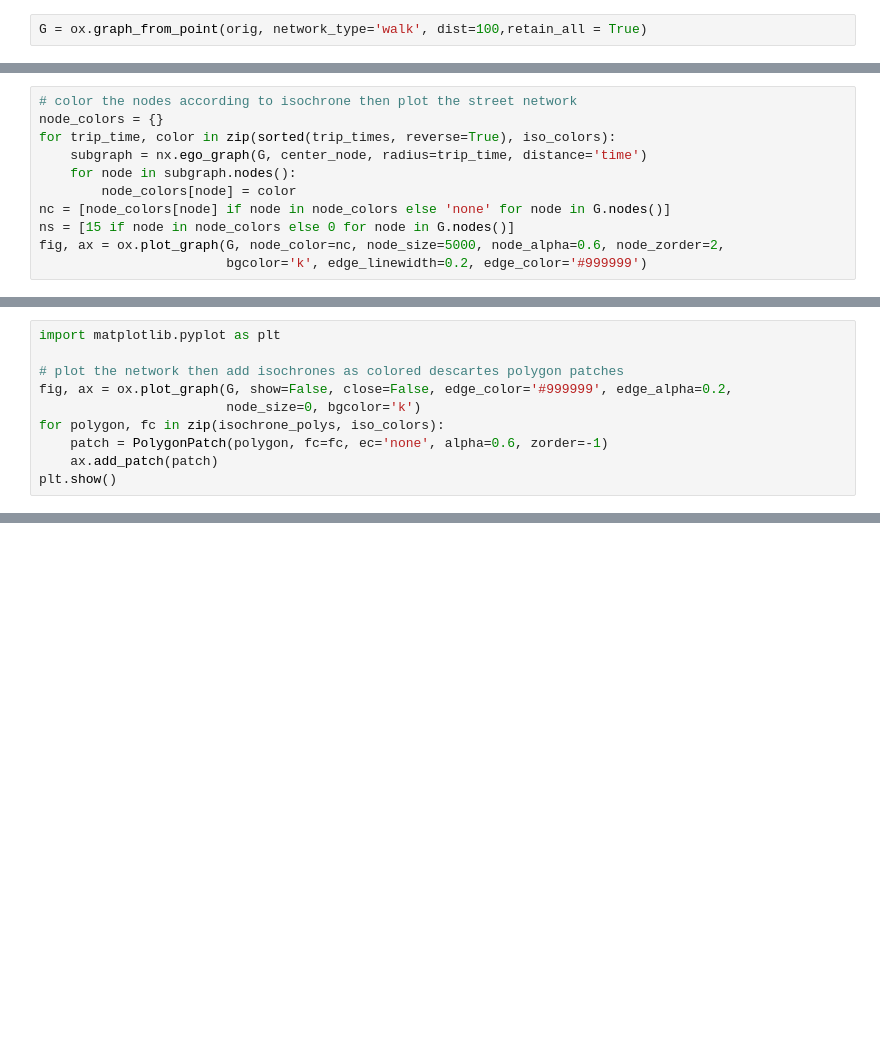
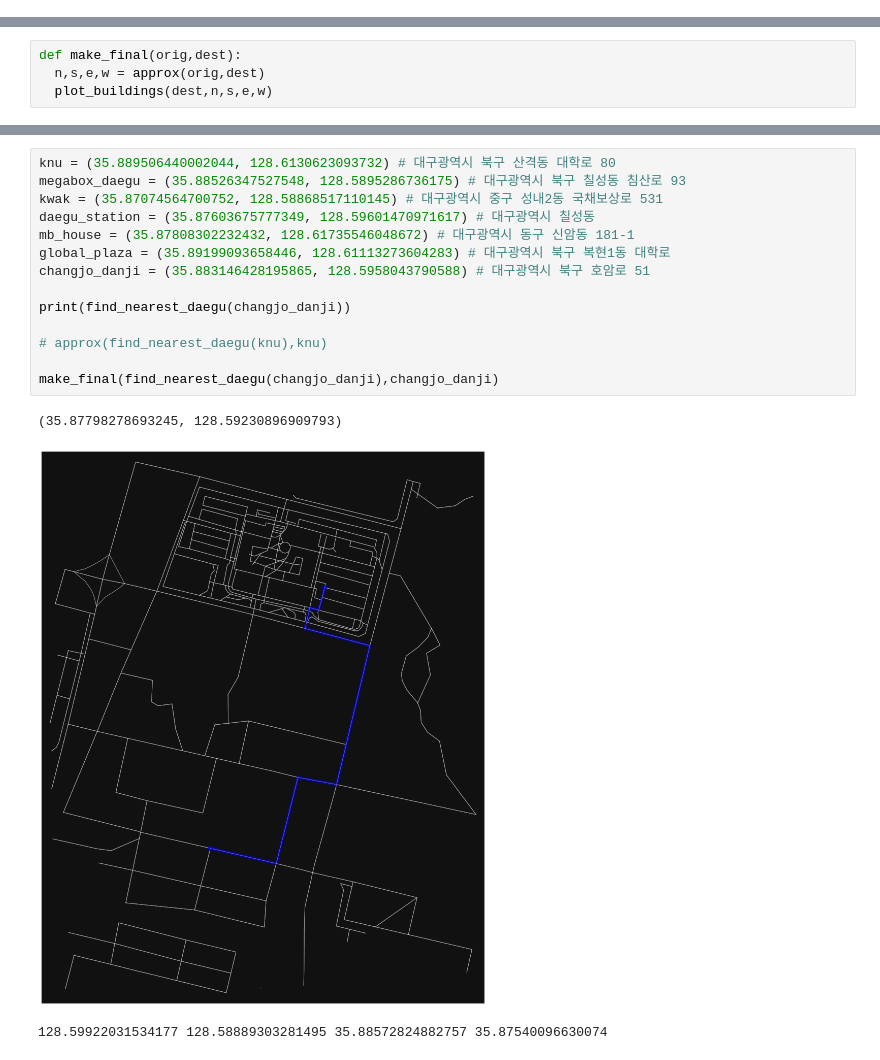
Before and after one commit to pinkishincoloragain/Machine, a Jupyter notebook: Plotting/geopy_get_location.ipynb, the cells around one changed output, grey strips where cells are left out. Cells and saved outputs as stored; diff of their text form; blank space fills up the shorter version.

Commit message:
changed plotting algorithm, add plot files

```diff
--- a/Plotting/geopy_get_location.ipynb
+++ b/Plotting/geopy_get_location.ipynb
@@ -191,2 +62,0 @@ travel_speed = 4.5 #walking speed in km/hour
-# %%
-G = ox.graph_from_point(orig, network_type='walk', dist=100,retain_all = True)
@@ -201,11 +62,0 @@ iso_colors = ox.plot.get_colors(n=len(trip_times), cmap='plasma', start=0, retur
-# %%
-# color the nodes according to isochrone then plot the street network
-node_colors = {}
-for trip_time, color in zip(sorted(trip_times, reverse=True), iso_colors):
-    subgraph = nx.ego_graph(G, center_node, radius=trip_time, distance='time')
-    for node in subgraph.nodes():
-        node_colors[node] = color
-nc = [node_colors[node] if node in node_colors else 'none' for node in G.nodes()]
-ns = [15 if node in node_colors else 0 for node in G.nodes()]
-fig, ax = ox.plot_graph(G, node_color=nc, node_size=5000, node_alpha=0.6, node_zorder=2,
-                        bgcolor='k', edge_linewidth=0.2, edge_color='#999999')
@@ -222,10 +62,0 @@ for trip_time in sorted(trip_times, reverse=True):
-# %%
-import matplotlib.pyplot as plt
-
-# plot the network then add isochrones as colored descartes polygon patches
-fig, ax = ox.plot_graph(G, show=False, close=False, edge_color='#999999', edge_alpha=0.2,
-                        node_size=0, bgcolor='k')
-for polygon, fc in zip(isochrone_polys, iso_colors):
-    patch = PolygonPatch(polygon, fc=fc, ec='none', alpha=0.6, zorder=-1)
-    ax.add_patch(patch)
-plt.show()
@@ -270,0 +103,4 @@ plt.show()
+# %%
+def make_final(orig,dest):
+  n,s,e,w = approx(orig,dest)
+  plot_buildings(dest,n,s,e,w)
@@ -270,0 +146,18 @@ plt.show()
+# %%
+knu = (35.889506440002044, 128.6130623093732) # 대구광역시 북구 산격동 대학로 80
+megabox_daegu = (35.88526347527548, 128.5895286736175) # 대구광역시 북구 칠성동 침산로 93
+kwak = (35.87074564700752, 128.58868517110145) # 대구광역시 중구 성내2동 국채보상로 531
+daegu_station = (35.87603675777349, 128.59601470971617) # 대구광역시 칠성동
+mb_house = (35.87808302232432, 128.61735546048672) # 대구광역시 동구 신암동 181-1
+global_plaza = (35.89199093658446, 128.61113273604283) # 대구광역시 북구 복현1동 대학로
+changjo_danji = (35.883146428195865, 128.5958043790588) # 대구광역시 북구 호암로 51
+
+print(find_nearest_daegu(changjo_danji))
+
+# approx(find_nearest_daegu(knu),knu)
+
+make_final(find_nearest_daegu(changjo_danji),changjo_danji)
+# %% [output]
+(35.87798278693245, 128.59230896909793)
+[figure, added]
+128.59922031534177 128.58889303281495 35.88572824882757 35.87540096630074
```
Also changed, not shown: parts of 27 cells of this notebook, 23 other files.
